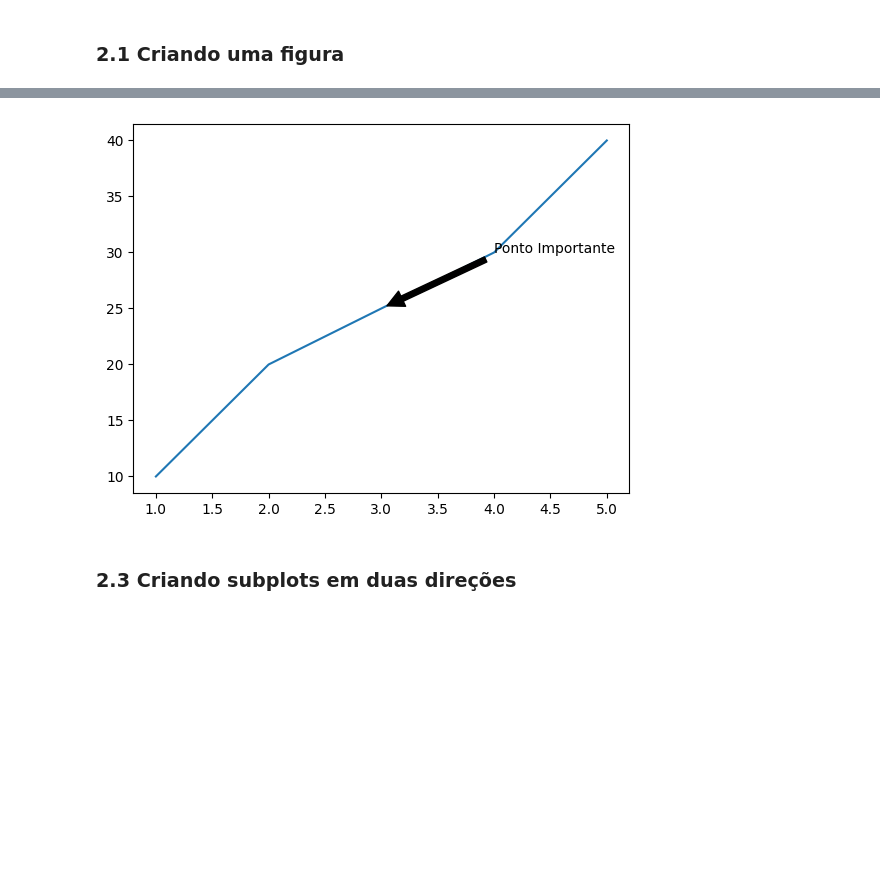
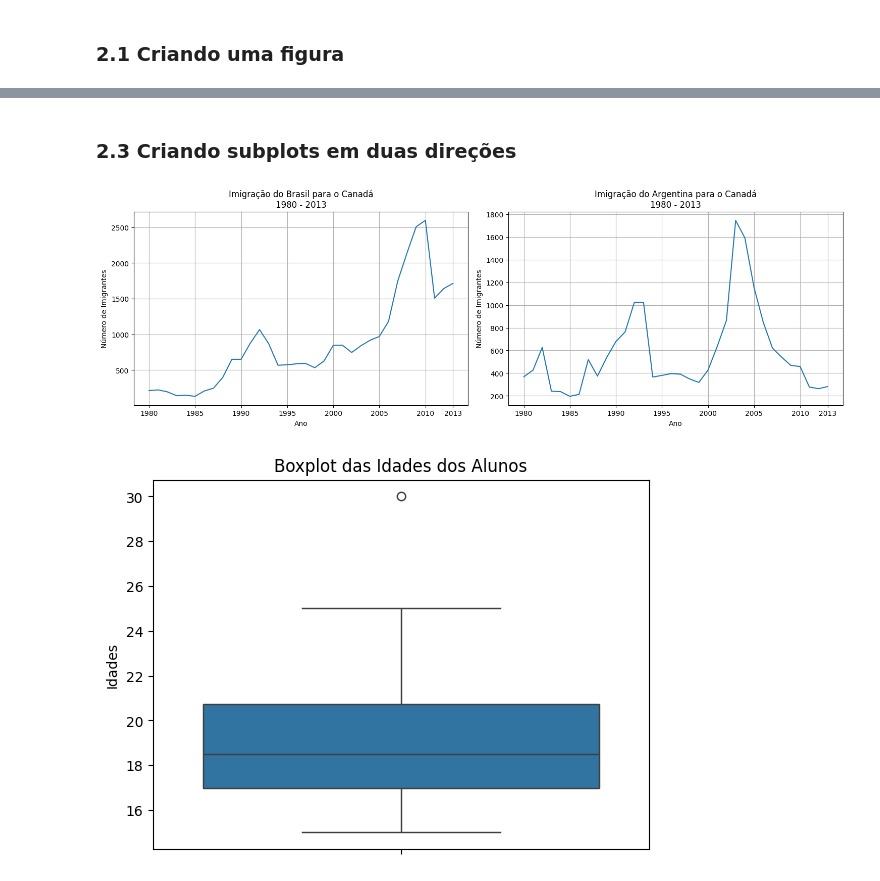
Before and after one commit to KaelDucatti/estudos-ds, a Jupyter notebook: data_visualization/01_criando_graficos_com_bibliotecas_py/classes.ipynb, the cells around one changed output, grey strips where cells are left out. Saved outputs shown, nothing was run; the diff lists cells and outputs as text; code cells hidden in the pictures; blank space fills up the shorter version.

```diff
--- a/data_visualization/01_criando_graficos_com_bibliotecas_py/classes.ipynb
+++ b/data_visualization/01_criando_graficos_com_bibliotecas_py/classes.ipynb
@@ -252,23 +255,48 @@ plt.show()
-# %%
-import matplotlib.pyplot as plt
-
-# Dados de exemplo
-x = [1, 2, 3, 4, 5]
-y = [10, 20, 25, 30, 40]
-
-# Criação da figura e dos eixos
-fig, ax = plt.subplots()
-
-# Plotagem dos dados
-ax.plot(x, y)
-
-# Adição de anotação
-ax.annotate('Ponto Importante', xy=(3, 25), xytext=(4, 30),
-            arrowprops=dict(facecolor='black', shrink=0.05))
-
-# Mostrar o gráfico
-plt.show()
-# %% [output]
-[figure, removed]
 # %% [markdown]
 ### 2.3 Criando subplots em duas direções
+# %%
+fig, axs = plt.subplots(1, 2, figsize=(15, 5))
+
+anos = [1980, 1985, 1990, 1995, 2000, 2005, 2010, 2013]
+
+axs[0].plot(
+    imigracao_br_ar['Ano'].astype(int),
+    imigracao_br_ar['Brasil']
+)
+axs[0].set_xticks(anos)
+axs[0].set_title("Imigração do Brasil para o Canadá\n1980 - 2013")
+axs[0].set_xlabel("Ano")
+axs[0].set_ylabel("Número de Imigrantes")
+axs[0].grid()
+
+axs[1].plot(
+    imigracao_br_ar['Ano'].astype(int),
+    imigracao_br_ar['Argentina']
+)
+axs[1].set_xticks(anos)
+axs[1].set_title("Imigração do Argentina para o Canadá\n1980 - 2013")
+axs[1].set_xlabel("Ano")
+axs[1].set_ylabel("Número de Imigrantes")
+axs[1].grid()
+
+plt.tight_layout()
+
+plt.show()
+# %% [output]
+[figure, added]
+# %%
+import matplotlib.pyplot as plt
+import seaborn as sns
+
+# Dados de exemplo
+idades = [15, 16, 16, 16, 17, 17, 18, 18, 18, 19, 19, 19, 20, 21, 22, 23, 25, 30]
+
+# Criando o boxplot
+sns.boxplot(data=idades)
+
+# Mostrando o gráfico
+plt.title('Boxplot das Idades dos Alunos')
+plt.ylabel('Idades')
+plt.show()
+# %% [output]
+[figure, added]
```
Also changed, not shown: parts of 3 cells of this notebook, 2 other files.
